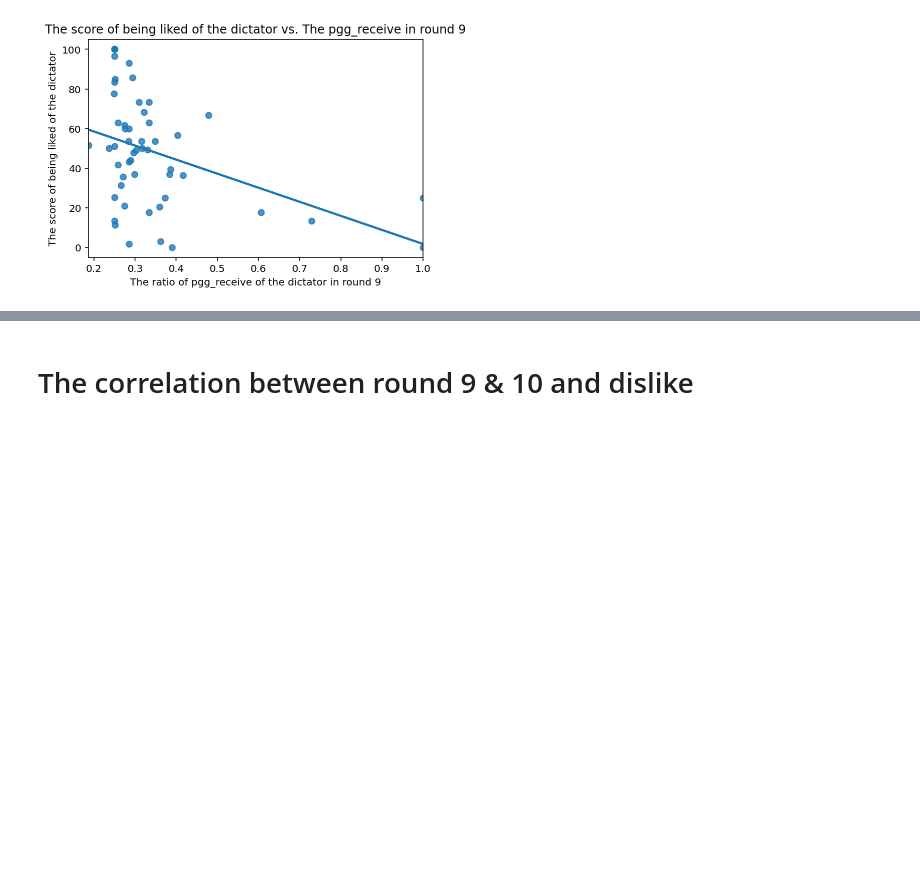
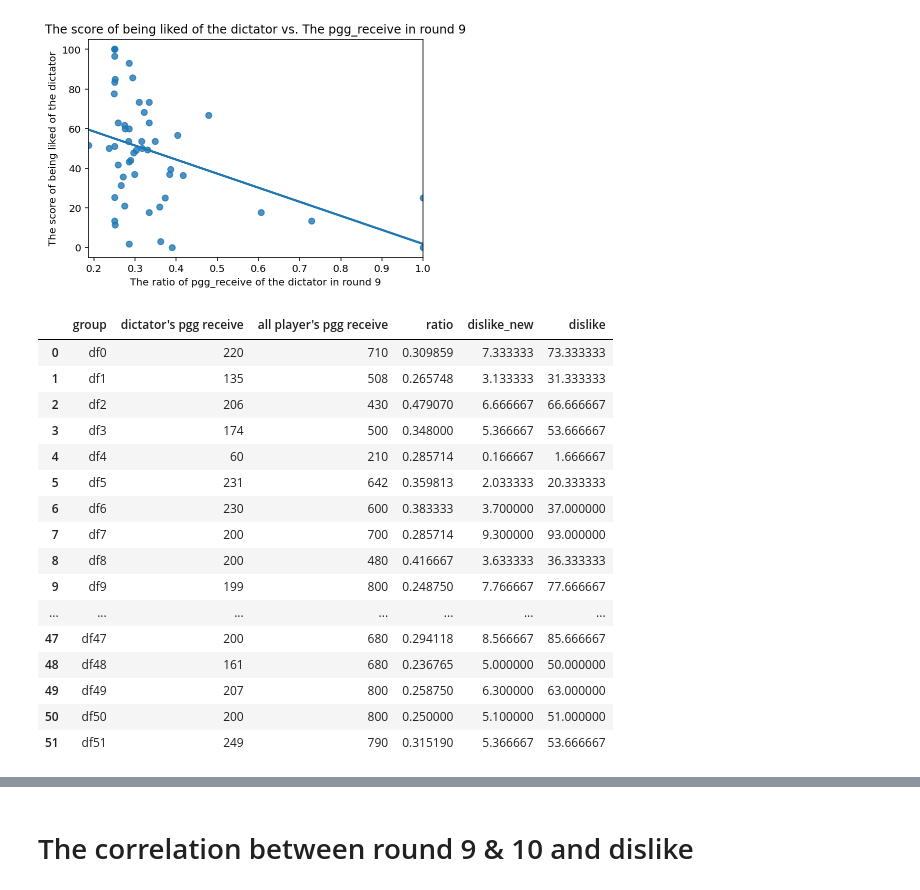
Before and after one commit to only18days/face_meteor_analysis, a Jupyter notebook: face_meteor_pilot_ratings_Chloe_v5.ipynb, the cells around one changed output, grey strips where cells are left out. Drawn from its saved outputs; the diff is of its cells as text; code cells hidden in the pictures; blank space fills up the shorter version.

```diff
--- a/face_meteor_pilot_ratings_Chloe_v5.ipynb
+++ b/face_meteor_pilot_ratings_Chloe_v5.ipynb
@@ -323,0 +330,20 @@ Text(0, 0.5, 'The score of being liked of the dictator')
+# %%
+df_ratio_9
+# %% [output]
+|  | group | dictator's pgg receive | all player's pgg receive | ratio | dislike_new | dislike |
+| 0 | df0 | 220 | 710 | 0.309859 | 7.333333 | 73.333333 |
+| 1 | df1 | 135 | 508 | 0.265748 | 3.133333 | 31.333333 |
+| 2 | df2 | 206 | 430 | 0.479070 | 6.666667 | 66.666667 |
+| 3 | df3 | 174 | 500 | 0.348000 | 5.366667 | 53.666667 |
+| 4 | df4 | 60 | 210 | 0.285714 | 0.166667 | 1.666667 |
+| 5 | df5 | 231 | 642 | 0.359813 | 2.033333 | 20.333333 |
+| 6 | df6 | 230 | 600 | 0.383333 | 3.700000 | 37.000000 |
+| 7 | df7 | 200 | 700 | 0.285714 | 9.300000 | 93.000000 |
+| 8 | df8 | 200 | 480 | 0.416667 | 3.633333 | 36.333333 |
+| 9 | df9 | 199 | 800 | 0.248750 | 7.766667 | 77.666667 |
+| ... | ... | ... | ... | ... | ... | ... |
+| 47 | df47 | 200 | 680 | 0.294118 | 8.566667 | 85.666667 |
+| 48 | df48 | 161 | 680 | 0.236765 | 5.000000 | 50.000000 |
+| 49 | df49 | 207 | 800 | 0.258750 | 6.300000 | 63.000000 |
+| 50 | df50 | 200 | 800 | 0.250000 | 5.100000 | 51.000000 |
+| 51 | df51 | 249 | 790 | 0.315190 | 5.366667 | 53.666667 |
```
Also changed, not shown: parts of 3 cells of this notebook.
